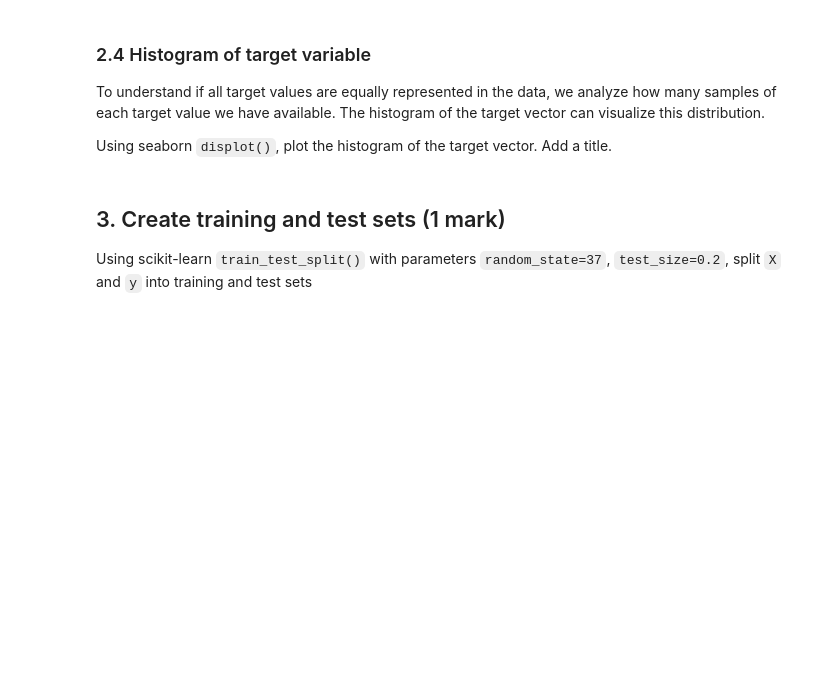
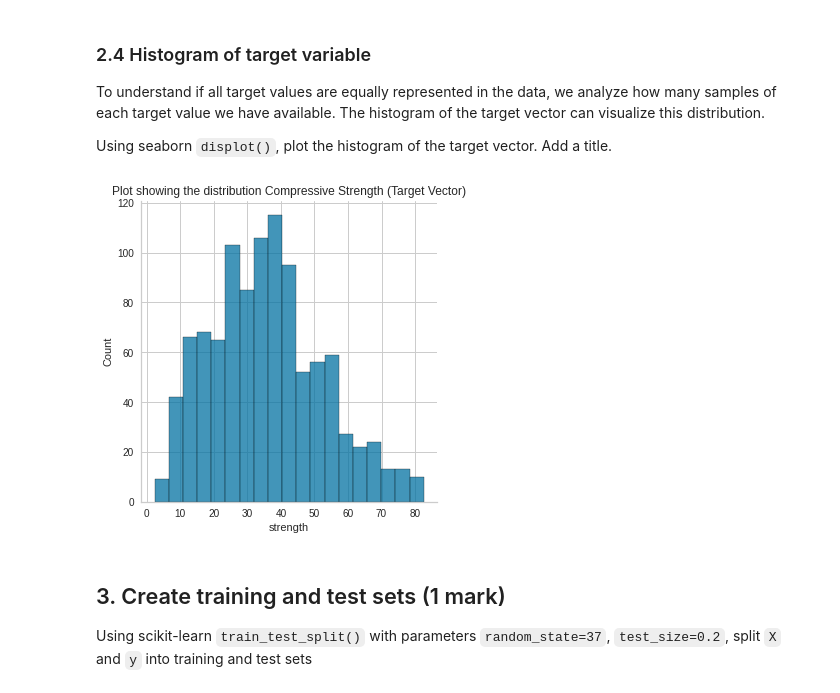
Before and after one commit to sofels/ENSF-611-Lab2, a Jupyter notebook: lab2.ipynb, the cells around one changed output. Saved outputs shown, nothing was run; the diff lists cells and outputs as text; code cells hidden in the pictures; blank space fills up the shorter version.

```diff
--- a/lab2.ipynb
+++ b/lab2.ipynb
@@ -90,3 +160,12 @@ Using seaborn `displot()`, plot the histogram of the target vector. Add a title.
+# %%
+#TODO: Add histogram of targect vector
+# using displot() to plot target vector, y
+sns.displot(data=y)
+
+# add the title
+plt.title("Plot showing the distribution Compressive Strength (Target Vector)");
+# %% [output]
+[figure, added]
 # %% [markdown]
 ## 3. Create training and test sets (1 mark)
 
```
Also changed, not shown: parts of 11 cells of this notebook.
